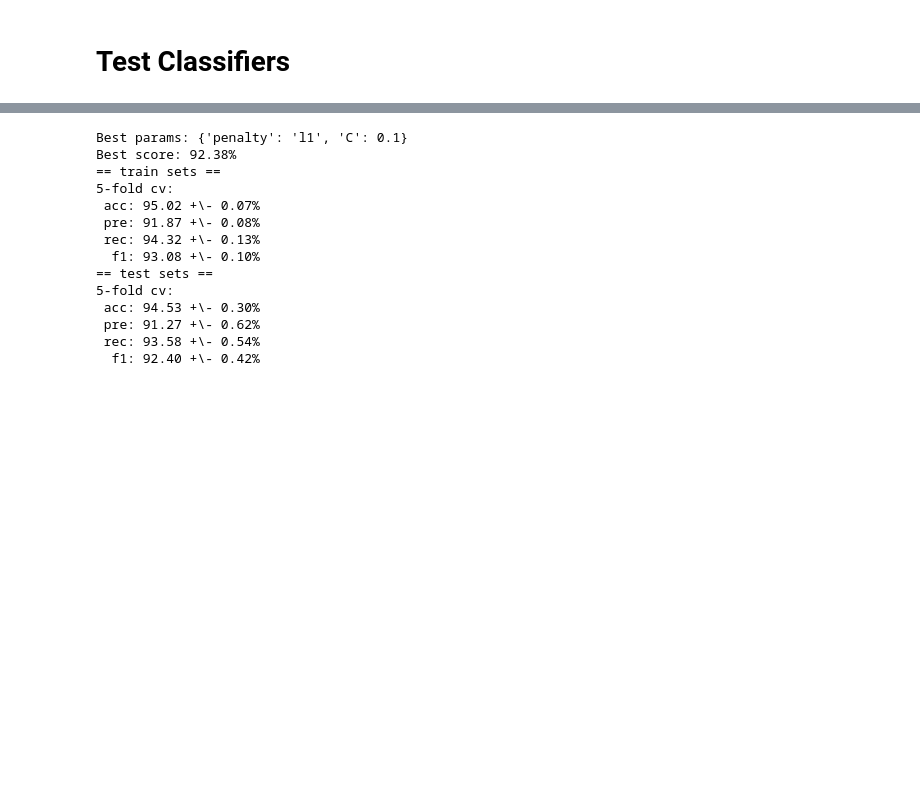
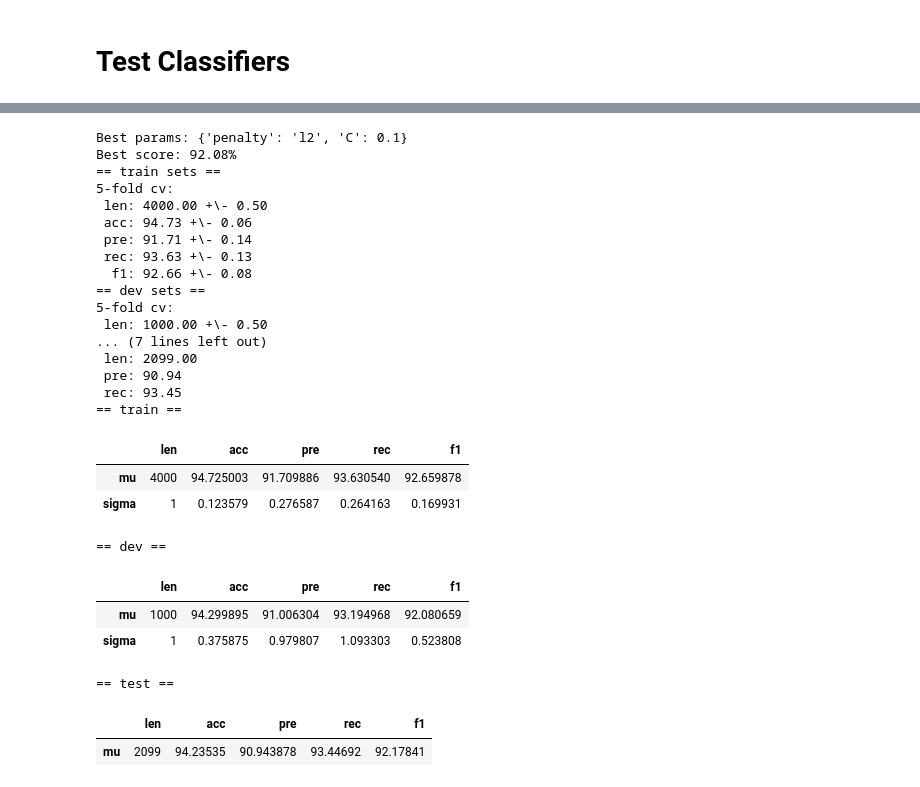
Before and after one commit to renaud/nlp-nonsense, a Jupyter notebook: Classifier Experiments (Dec 6).ipynb, the cells around one changed output, grey strips where cells are left out. Saved outputs shown, nothing was run; the diff lists cells and outputs as text; code cells hidden in the pictures; blank space fills up the shorter version.

```diff
--- a/Classifier Experiments (Dec 6).ipynb
+++ b/Classifier Experiments (Dec 6).ipynb
@@ -129,32 +106,55 @@ f_pos_VBZ  : 0.6110
 # %%
 import classifier
 reload(classifier)
 
 # Linear SVM Experiment
 from sklearn.svm import LinearSVC
 clf = LinearSVC(penalty='l1', C=1000, intercept_scaling=1,
-                class_weight='auto', dual=False)
+                class_weight='auto', dual=False, probability=True)
 param_grid = [{'C': [0.001, 0.01, 0.1,1,10,100,1000],
                'penalty':['l1', 'l2']}]
 
-exp = classifier.ClassifierExperiment(clf, X, y)
+exp = classifier.ClassifierExperiment(clf, dataset.train.X,
+                                      dataset.train.y)
 exp.grid_search(param_grid, scoring='f1')
 res, stats = exp.eval_cv(eval_train=True)
+test_res = exp.eval(dataset.test.X, dataset.test.y)
+
+for s in stats:
+    print "== %s ==" % s
+    display(stats[s])
+print "== test =="
+display(test_res)
+
+clf_lsvm = exp.clfopt.best_estimator_
 # %% [output]
-Best params: {'penalty': 'l1', 'C': 0.1}
-Best score: 92.38%
+Best params: {'penalty': 'l2', 'C': 0.1}
+Best score: 92.08%
 == train sets ==
 5-fold cv:
- acc: 95.02 +\- 0.07%
- pre: 91.87 +\- 0.08%
- rec: 94.32 +\- 0.13%
-  f1: 93.08 +\- 0.10%
-== test sets ==
+ len: 4000.00 +\- 0.50
+ acc: 94.73 +\- 0.06
+ pre: 91.71 +\- 0.14
+ rec: 93.63 +\- 0.13
+  f1: 92.66 +\- 0.08
+== dev sets ==
 5-fold cv:
- acc: 94.53 +\- 0.30%
- pre: 91.27 +\- 0.62%
- rec: 93.58 +\- 0.54%
-  f1: 92.40 +\- 0.42%
+ len: 1000.00 +\- 0.50
+... (7 lines left out)
+ len: 2099.00
+ pre: 90.94
+ rec: 93.45
+== train ==
+|  | len | acc | pre | rec | f1 |
+| mu | 4000 | 94.725003 | 91.709886 | 93.630540 | 92.659878 |
+| sigma | 1 | 0.123579 | 0.276587 | 0.264163 | 0.169931 |
+== dev ==
+|  | len | acc | pre | rec | f1 |
+| mu | 1000 | 94.299895 | 91.006304 | 93.194968 | 92.080659 |
+| sigma | 1 | 0.375875 | 0.979807 | 1.093303 | 0.523808 |
+== test ==
+|  | len | acc | pre | rec | f1 |
+| mu | 2099 | 94.23535 | 90.943878 | 93.44692 | 92.17841 |
 # %%
 import classifier
 reload(classifier)
```
Also changed, not shown: parts of 14 cells of this notebook, 6 other files.
